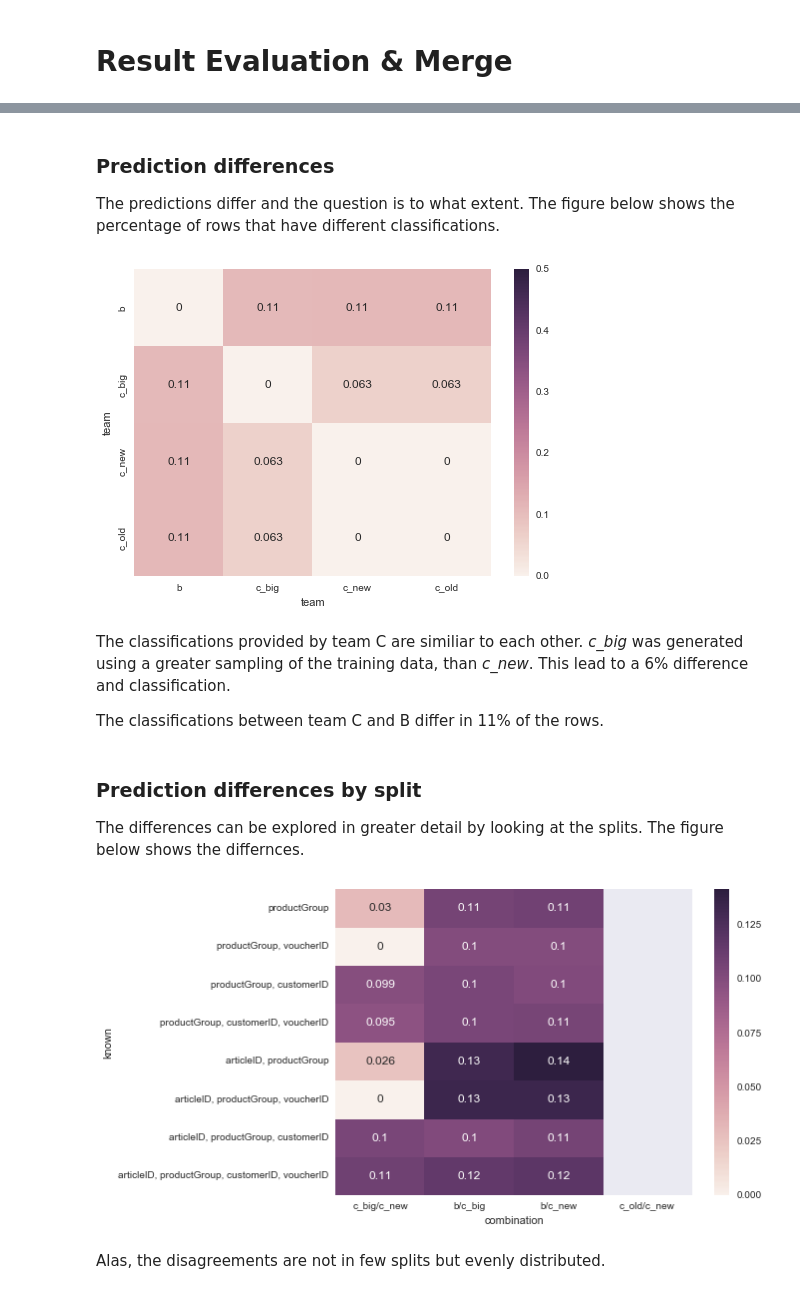
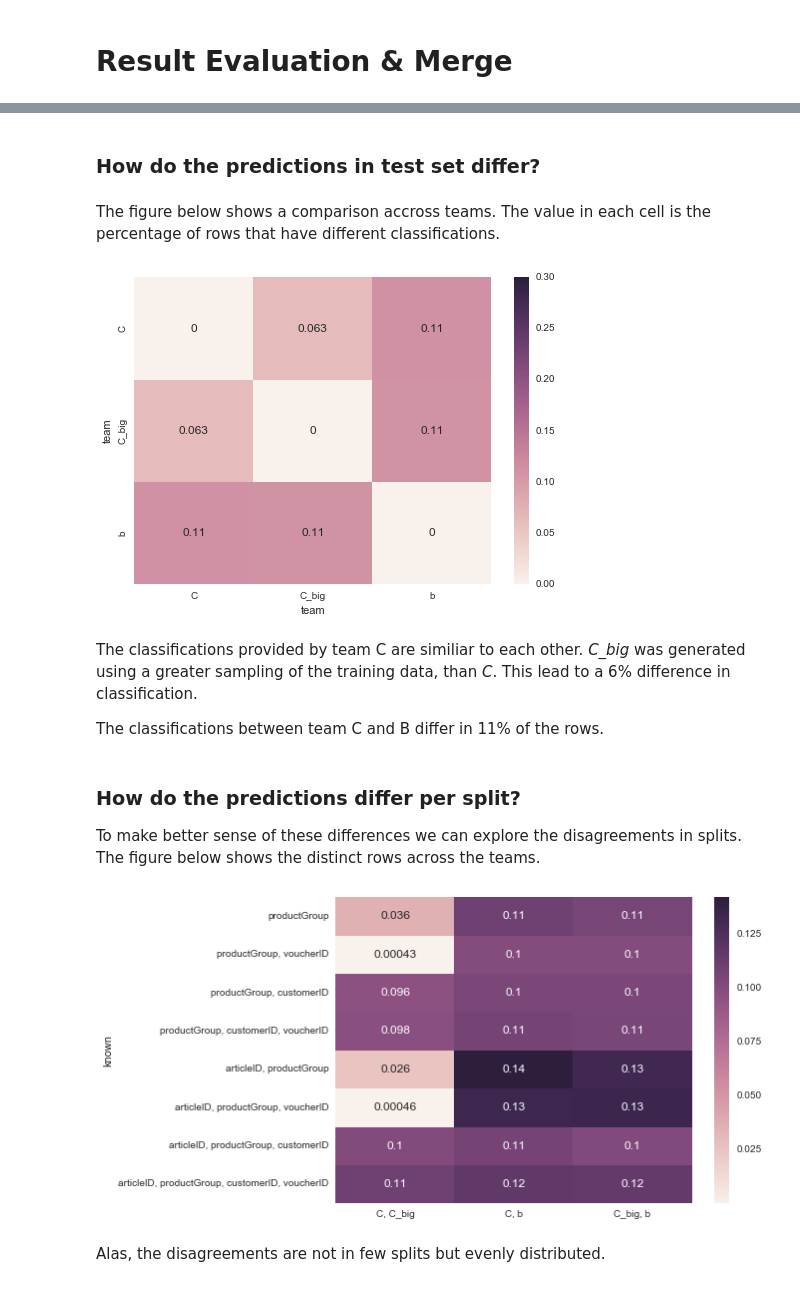
Before and after one commit to busfahren/dmc-results, a Jupyter notebook: merge.ipynb, the cells around one changed output, grey strips where cells are left out. Cells and saved outputs as stored; diff of their text form; code cells hidden in the pictures.

```diff
--- a/merge.ipynb
+++ b/merge.ipynb
@@ -11,3 +14,2 @@ import load
 # %%
-class_predictions = merge.merged_predictions()
-test_predictions = merge.merged_predictions(test=True, keep_columns=['returnQuantity'])
+test_predictions = merge.merged_predictions(test=True, keep_columns=['returnQuantity', 'articleID', 'productGroup', 'customerID', 'voucherID'])
@@ -18,0 +16,2 @@ To be able to compare team performances we agreed on a common test set. We gener
+# %%
+test_train = evaluate.test_complement(test_predictions)
@@ -104,0 +62,2 @@ Again, the submissions show similar performance.
+# %% [markdown]
+### How do the predictions in test set differ?
@@ -105,3 +66,2 @@ Again, the submissions show similar performance.
 # %% [markdown]
-### Prediction differences
-The predictions differ and the question is to what extent. The figure below shows the percentage of rows that have different classifications.
+The figure below shows a comparison accross teams. The value in each cell is the percentage of rows that have different classifications.
@@ -110,11 +68,8 @@ differences = merge.distinct_predictions()
 # %%
-ax = sns.heatmap(differences.ix[:3, :3], vmin=0, vmax=0.5, annot=True)
+ax = sns.heatmap(test_differences, vmin=0, vmax=0.3, annot=True)
 # %% [output]
-[figure, old version]
+[figure, new version]
 # %% [markdown]
-The classifications provided by team C are similiar to each other. *c_big* was generated using a greater sampling of the training data, than *c_new*. This lead to a 6% difference and classification.
+The classifications provided by team C are similiar to each other. *C_big* was generated using a greater sampling of the training data, than *C*. This lead to a 6% difference in classification.
 
 The classifications between team C and B differ in 11% of the rows.
-# %% [markdown]
-### Prediction differences by split
-The differences can be explored in greater detail by looking at the splits. The figure below shows the differnces.
@@ -123,6 +76,11 @@ split_differences = merge.distinct_split_predictions()
+# %% [markdown]
+### How do the predictions differ per split?
+To make better sense of these differences we can explore the disagreements in splits. The figure below shows the distinct rows across the teams.
+# %%
+test_split_differences = evaluate.distinct_split_predictions(test_train, test_predictions)
 # %%
-ax = sns.heatmap(split_differences.ix[4:, ['c_big/c_new', 'b/c_big', 'b/c_new', 'c_old/c_new']], annot=True)
+ax = sns.heatmap(test_split_differences.ix[4:], annot=True)
 # %% [output]
-[figure, old version]
+[figure, new version]
 # %% [markdown]
 Alas, the disagreements are not in few splits but evenly distributed.
```
Also changed, not shown: parts of 37 cells of this notebook, 2 other files.
